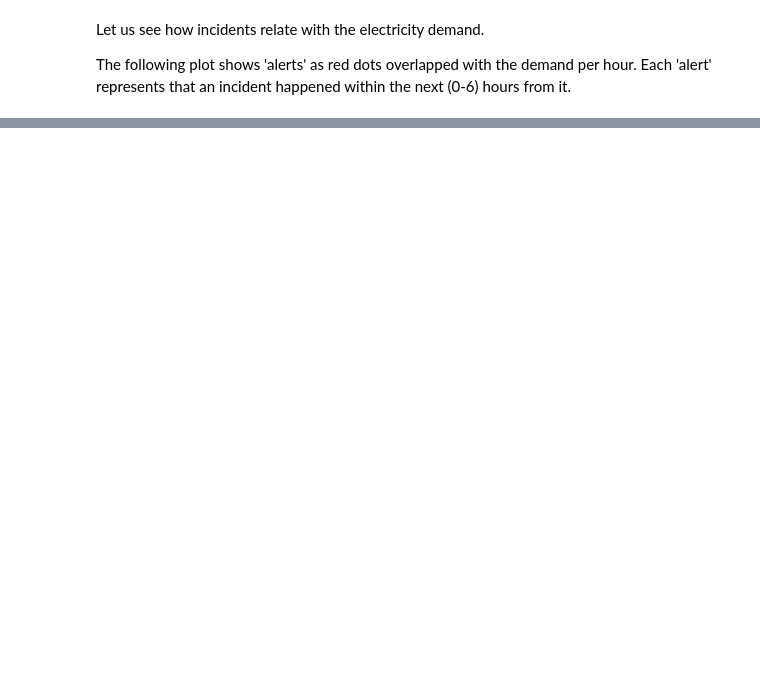
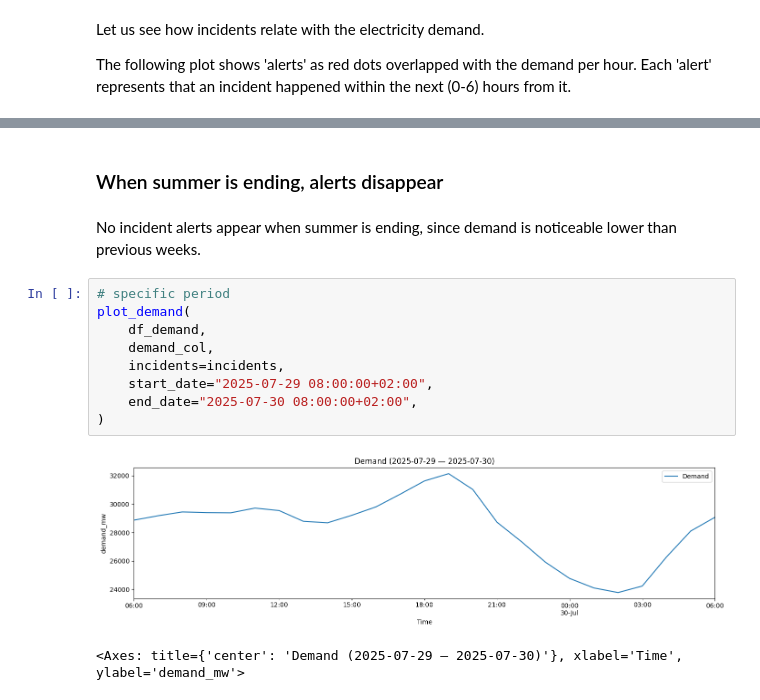
Before and after one commit to feelilopez/electricity-incident-prediction, a Jupyter notebook: notebooks/01_quick_eda_and_results.ipynb, the cells around one changed output, grey strips where cells are left out. Cells and saved outputs as stored; diff of their text form; blank space fills up the shorter version.

```diff
--- a/notebooks/01_quick_eda_and_results.ipynb
+++ b/notebooks/01_quick_eda_and_results.ipynb
@@ -394,0 +309,16 @@ Notice that the first 'alert' point was at 15hs (see the 'red dots' plot); so an
+# %% [markdown]
+### When summer is ending, alerts disappear
+# %% [markdown]
+No incident alerts appear when summer is ending, since demand is noticeable lower than previous weeks.
+# %%
+# specific period
+plot_demand(
+    df_demand,
+    demand_col,
+    incidents=incidents,
+    start_date="2025-07-29 08:00:00+02:00",
+    end_date="2025-07-30 08:00:00+02:00",
+)
+# %% [output]
+[figure, added]
+<Axes: title={'center': 'Demand (2025-07-29 — 2025-07-30)'}, xlabel='Time', ylabel='demand_mw'>
```
Also changed, not shown: parts of 21 cells of this notebook, 3 other files.
